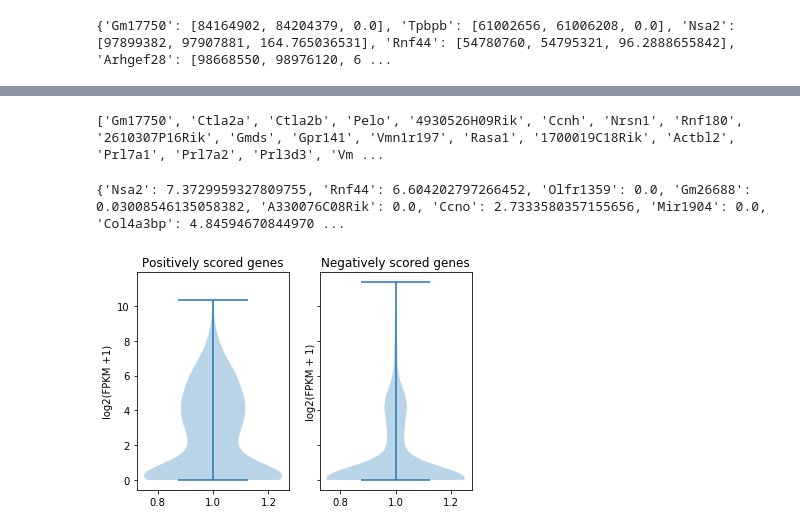
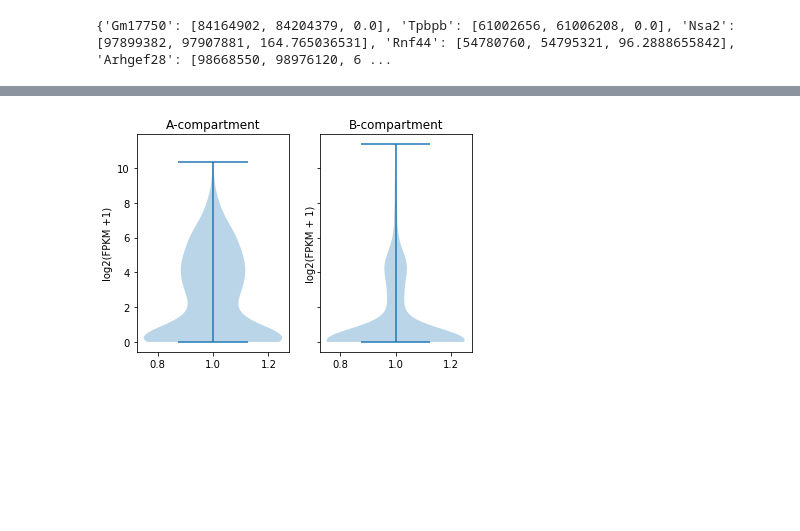
Before and after one commit to GiannaTricola/qbb2020-answers, a Jupyter notebook: week11/Week11.ipynb, the cells around one changed output, grey strips where cells are left out. Cells and saved outputs as stored; diff of their text form; code cells hidden in the pictures; blank space fills up the shorter version.

Commit message:
Need to fix last plots

```diff
--- a/week11/Week11.ipynb
+++ b/week11/Week11.ipynb
@@ -103,7 +107,3 @@ print(positive)
-# %%
-print(negative)
-# %% [output]
-['Gm17750', 'Ctla2a', 'Ctla2b', 'Pelo', '4930526H09Rik', 'Ccnh', 'Nrsn1', 'Rnf180', '2610307P16Rik', 'Gmds', 'Gpr141', 'Vmn1r197', 'Rasa1', '1700019C18Rik', 'Actbl2', 'Prl7a1', 'Prl7a2', 'Prl3d3', 'Vm ...
 # %%
 import math
 # %%
@@ -115,10 +115,6 @@ for element in positive:
         exp += 1
         log_trans = math.log(exp, 2)
         positive_exp.setdefault(element, log_trans)
-# %%
-print(positive_exp)
-# %% [output]
-{'Nsa2': 7.3729959327809755, 'Rnf44': 6.604202797266452, 'Olfr1359': 0.0, 'Gm26688': 0.03008546135058382, 'A330076C08Rik': 0.0, 'Ccno': 2.7333580357155656, 'Mir1904': 0.0, 'Col4a3bp': 4.84594670844970 ...
 # %%
 negative_exp = {}
 for element in negative:
@@ -131,12 +127,12 @@ for element in negative:
 # %%
 fig, ax = plt.subplots(nrows =1, ncols=2, sharey = True)
 
 ax[0].violinplot(positive_exp.values())
-ax[0].set_title('Positively scored genes')
+ax[0].set_title('A-compartment')
 ax[0].set_ylabel('log2(FPKM +1)')
 ax[1].violinplot(negative_exp.values())
-ax[1].set_title('Negatively scored genes')
+ax[1].set_title('B-compartment')
 ax[1].set_ylabel('log2(FPKM + 1)')
 plt.show()
 # %% [output]
-[figure, old version]
+[figure, new version]
```
Also changed, not shown: parts of 12 cells of this notebook.
